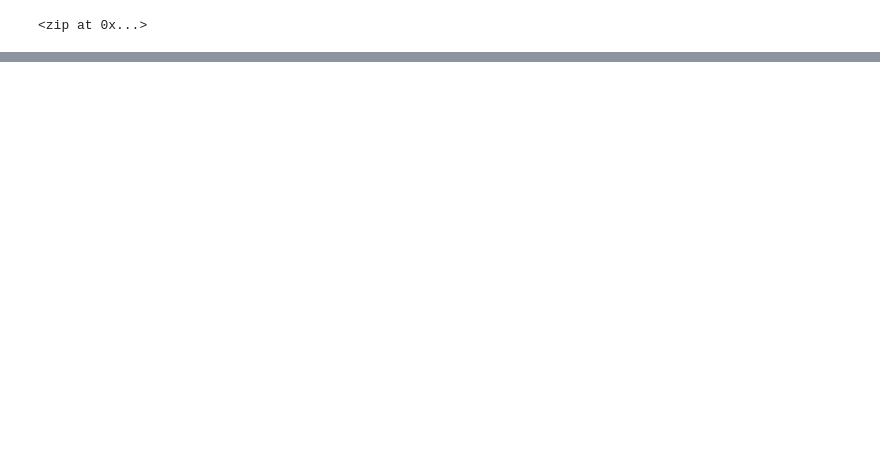
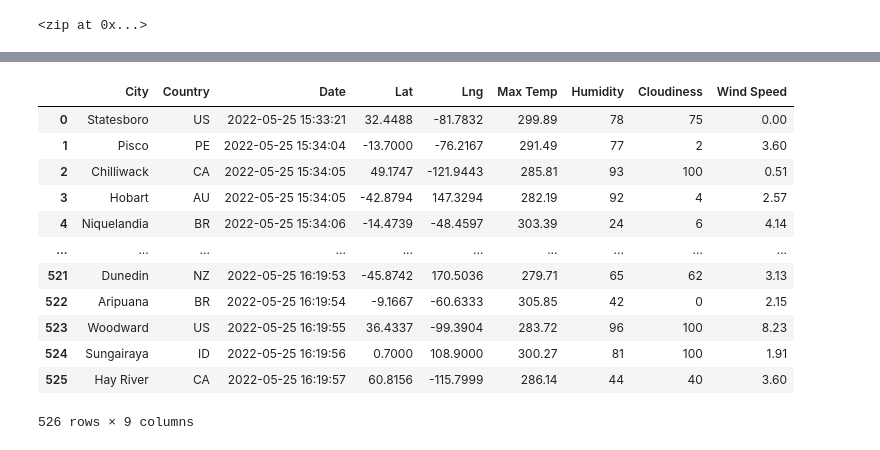
Before and after one commit to cbenitez0323/World_Weather_Analysis, a Jupyter notebook: WeatherPy.ipynb, the cells around one changed output, grey strips where cells are left out. Drawn from its saved outputs; the diff is of its cells as text; code cells hidden in the pictures; blank space fills up the shorter version.

Commit message:
adding weatherpy file

```diff
--- a/WeatherPy.ipynb
+++ b/WeatherPy.ipynb
@@ -5,0 +16,4 @@ import numpy as np
+# %%
+# Starting URL for Weather Map API Call.
+url = "https://api.openweathermap.org/data/2.5/weather?lat={lat}&lon={lon}&appid=" + weather_api_key
+print(url)
@@ -54,0 +151,4 @@ len(cities)
+# %%
+# Convert the array of dictionaries to a Pandas DataFrame.
+city_data_df = pd.DataFrame(city_data)
+city_data_df.head(10)
@@ -54,0 +167,18 @@ len(cities)
+# %%
+new_column_order = ['City', 'Country', 'Date', 'Lat', 'Lng', 'Max Temp', 'Humidity', 'Cloudiness', 'Wind Speed']
+city_data_df = city_data_df[new_column_order]
+city_data_df
+# %% [output]
+|  | City | Country | Date | Lat | Lng | Max Temp | Humidity | Cloudiness | Wind Speed |
+| 0 | Statesboro | US | 2022-05-25 15:33:21 | 32.4488 | -81.7832 | 299.89 | 78 | 75 | 0.00 |
+| 1 | Pisco | PE | 2022-05-25 15:34:04 | -13.7000 | -76.2167 | 291.49 | 77 | 2 | 3.60 |
+| 2 | Chilliwack | CA | 2022-05-25 15:34:05 | 49.1747 | -121.9443 | 285.81 | 93 | 100 | 0.51 |
+| 3 | Hobart | AU | 2022-05-25 15:34:05 | -42.8794 | 147.3294 | 282.19 | 92 | 4 | 2.57 |
+| 4 | Niquelandia | BR | 2022-05-25 15:34:06 | -14.4739 | -48.4597 | 303.39 | 24 | 6 | 4.14 |
+| ... | ... | ... | ... | ... | ... | ... | ... | ... | ... |
+| 521 | Dunedin | NZ | 2022-05-25 16:19:53 | -45.8742 | 170.5036 | 279.71 | 65 | 62 | 3.13 |
+| 522 | Aripuana | BR | 2022-05-25 16:19:54 | -9.1667 | -60.6333 | 305.85 | 42 | 0 | 2.15 |
+| 523 | Woodward | US | 2022-05-25 16:19:55 | 36.4337 | -99.3904 | 283.72 | 96 | 100 | 8.23 |
+| 524 | Sungairaya | ID | 2022-05-25 16:19:56 | 0.7000 | 108.9000 | 300.27 | 81 | 100 | 1.91 |
+| 525 | Hay River | CA | 2022-05-25 16:19:57 | 60.8156 | -115.7999 | 286.14 | 44 | 40 | 3.60 |
+526 rows × 9 columns
```
Also changed, not shown: parts of 7 cells of this notebook.
